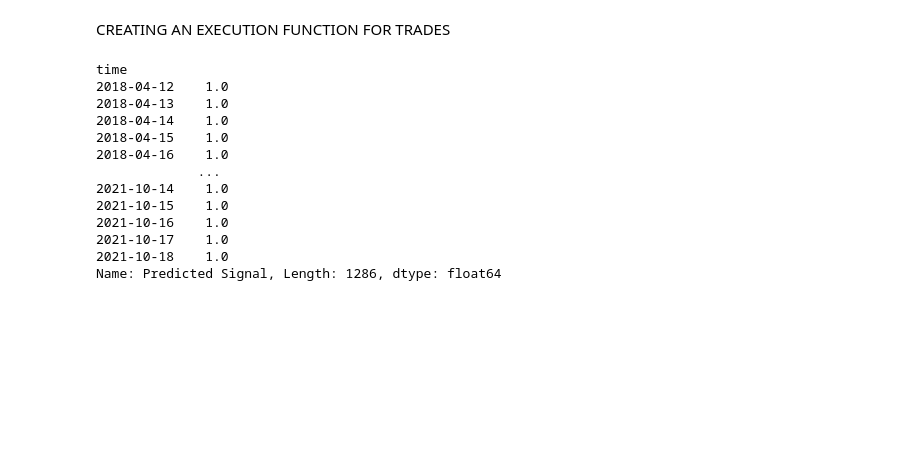
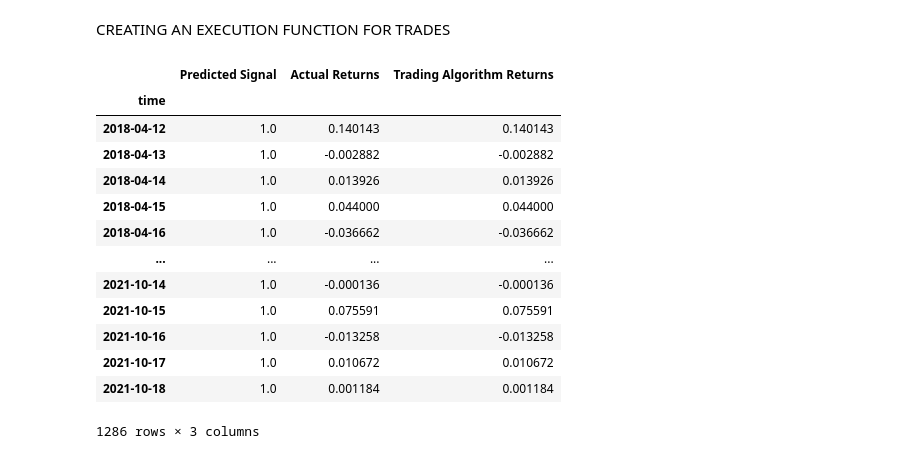
Before and after one commit to IJASI/Team-5---Project, a Jupyter notebook: project_2_coinbase_JM.ipynb, the cells around one changed output. Cells and saved outputs as stored; diff of their text form; code cells hidden in the pictures; blank space fills up the shorter version.

```diff
--- a/project_2_coinbase_JM.ipynb
+++ b/project_2_coinbase_JM.ipynb
@@ -555,23 +542,23 @@ def sell():
     auth_client.sell(size='1', #BTC
         order_type='market',
         product_id='BTC-USD')
-# %%
-signal = predictions_df["Predicted Signal"]
-signal
-# %% [output]
-time
-2018-04-12    1.0
-2018-04-13    1.0
-2018-04-14    1.0
-2018-04-15    1.0
-2018-04-16    1.0
-             ...
-2021-10-14    1.0
-2021-10-15    1.0
-2021-10-16    1.0
-2021-10-17    1.0
-2021-10-18    1.0
-Name: Predicted Signal, Length: 1286, dtype: float64
+# %%
+predictions_df
+# %% [output]
+|  | Predicted Signal | Actual Returns | Trading Algorithm Returns |
+| time |  |  |  |
+| 2018-04-12 | 1.0 | 0.140143 | 0.140143 |
+| 2018-04-13 | 1.0 | -0.002882 | -0.002882 |
+| 2018-04-14 | 1.0 | 0.013926 | 0.013926 |
+| 2018-04-15 | 1.0 | 0.044000 | 0.044000 |
+| 2018-04-16 | 1.0 | -0.036662 | -0.036662 |
+| ... | ... | ... | ... |
+| 2021-10-14 | 1.0 | -0.000136 | -0.000136 |
+| 2021-10-15 | 1.0 | 0.075591 | 0.075591 |
+| 2021-10-16 | 1.0 | -0.013258 | -0.013258 |
+| 2021-10-17 | 1.0 | 0.010672 | 0.010672 |
+| 2021-10-18 | 1.0 | 0.001184 | 0.001184 |
+1286 rows × 3 columns
 # %%
 """ have to create a for loop look through each colums .apply(write if statement)
 I am still working on this.  This function will execute the live trade on sandbox"""
```
Also changed, not shown: parts of 12 cells of this notebook, 2 other files.
